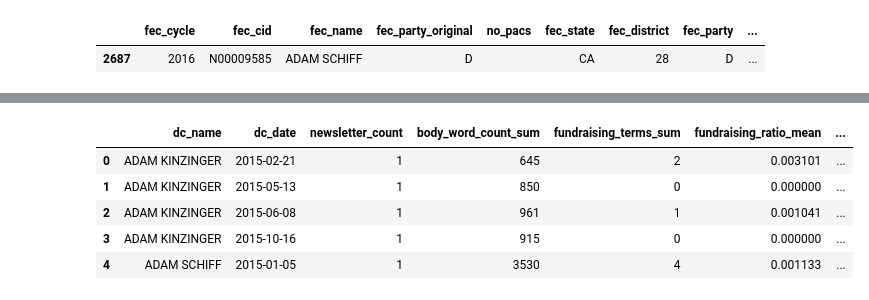
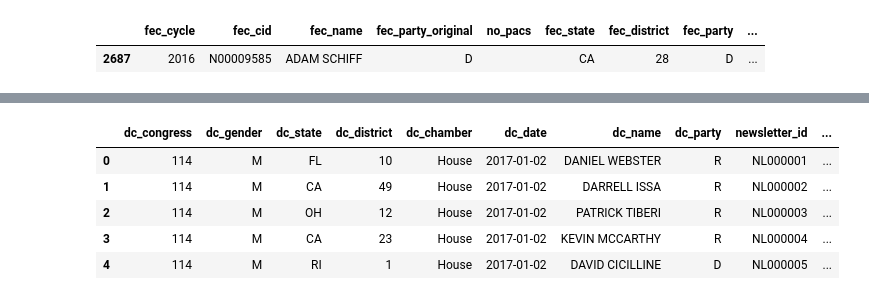
Before and after one commit to marobinette/cfd-project-ds1, a Jupyter notebook: notebooks/Matched_Politicians_Dataset_Creation.ipynb, the cells around one changed output, grey strips where cells are left out. Cells and saved outputs as stored; diff of their text form; code cells hidden in the pictures.

```diff
--- a/notebooks/Matched_Politicians_Dataset_Creation.ipynb
+++ b/notebooks/Matched_Politicians_Dataset_Creation.ipynb
@@ -421,31 +430,24 @@ dc_inbox_sum_df.head()
 # Join summarized FEC and DC Inbox into a new data frame (left join) by day & politician,
 # For use in computing rolling window contribution amount & count columns
 
-print(len(dc_inbox_sum_df))
+print(len(dcinbox_merged_df))
 print(len(cand_contribs_df))
 
 # Date field type corrections
-dc_inbox_sum_df['dc_date'] = pd.to_datetime(dc_inbox_sum_df['dc_date'])
+dcinbox_merged_df['dc_date'] = pd.to_datetime(dcinbox_merged_df['dc_date'])
 cand_contribs_df['contrib_date'] = pd.to_datetime(cand_contribs_df['contrib_date'])
 
 window_col_join_df = cand_contribs_df.merge(
 # joined_all_df = test_dcinbox_df.merge(
     # dc_inbox_sum_df,
-    dc_inbox_sum_df.drop(columns=["fec_cycle", "fec_name", "dc_party", "dc_chamber", "dc_district",
-                                  "dc_name", "newsletter_count", "body_word_count_sum",
+    dcinbox_merged_df.drop(columns=["fec_cycle", "fec_name", "dc_party", "dc_chamber", "dc_district",
+                                  "dc_name", "newsletter_count", "body_word_count",
                                   "dc_state", "dc_gender", "dc_congress"]),
     left_on = ['fec_cid', "contrib_date"],
     right_on = ['fec_cid', "dc_date"],
     how = 'left'
 )
 
-# Drop the columns we don't need
-# window_col_join_df = window_col_join_df.drop(columns=["dc_date"])
-
-# Fill missing counts and amounts with 0 for candidates with no contributions (per day)
-# dc_inbox_sum_df['contrib_count'] = dc_inbox_sum_df['body_word_count_sum'].fillna(0).astype(int)
-# window_col_join_df['dc_date'] = window_col_join_df['dc_date'].fillna(0)
-
 print(len(window_col_join_df))
 window_col_join_df.head()
 # dc_inbox_sum_df.info()
@@ -572,8 +584,8 @@ window_col_df.head()
 test_date = "2016-02-07"
 test_name = "SCHIFF"
 
-dc_inbox_sum_df['dc_date'] = pd.to_datetime(dc_inbox_sum_df['dc_date'])
-test_dcinbox_df = dc_inbox_sum_df[dc_inbox_sum_df["dc_date"] == test_date]
+dcinbox_merged_df['dc_date'] = pd.to_datetime(dcinbox_merged_df['dc_date'])
+test_dcinbox_df = dcinbox_merged_df[dcinbox_merged_df["dc_date"] == test_date]
 test_dcinbox_df = test_dcinbox_df[test_dcinbox_df["dc_name"].str.contains(test_name)]
 
 cand_contribs_df['contrib_date'] = pd.to_datetime(cand_contribs_df['contrib_date'])
@@ -590,19 +602,19 @@ test_fec_df.head()
 |  | fec_cycle | fec_cid | fec_name | fec_party_original | no_pacs | fec_state | fec_district | fec_party | ... |
 | 2687 | 2016 | N00009585 | ADAM SCHIFF | D |  | CA | 28 | D | ... |
 # %%
-# Join summarized DC Inbox and window-column FEC into a new data frame (left join) by day & politician
+# Join merged DC Inbox and window-column FEC into a new data frame (left join) by day & politician
 
 print("window_col_df: ", len(window_col_df))
-print("dc_inbox_sum_df: ", len(dc_inbox_sum_df))
+print("dc_inbox_sum_df: ", len(dcinbox_merged_df))
 
 # Use a small test set at first
 # dc_inbox_sum_df = dc_inbox_sum_df[dc_inbox_sum_df["dc_name"].str.contains("FINKENAUER")].copy()
 # dc_inbox_sum_df = dc_inbox_sum_df[dc_inbox_sum_df["dc_date"] >= "2020-01-30"].copy()
 
 # Merge by politician and date
-joined_all_df = dc_inbox_sum_df.merge(
+joined_all_df = dcinbox_merged_df.merge(
     window_col_df.drop(columns  =[
-        'fec_cycle', 'fec_name', 'fec_party', 'fec_state', 'fec_district', 'dc_date', 'fundraising_terms_sum', 'total_newsletters', 'fundraising_ratio_mean'
+        'fec_cycle', 'fec_name', 'fec_party', 'fec_state', 'fec_district', 'dc_date', 'fundraising_terms', 'total_newsletters', 'fundraising_ratio', 'newsletter_id'
     ]),
     left_on = ['fec_cid', 'dc_date'],
     right_on = ['fec_cid', 'contrib_date'],
@@ -616,14 +628,14 @@ print("joined_all_df: ", len(joined_all_df))
 # Add score columns for three pairs of count and amount columns
 # to get a score of how much better or worse a given day did than average
 # Pair 1: normalizing by whole-period average daily performance
-joined_all_df["avg_daily_fp_count_score"] = (
-    (joined_all_df["window_contrib_count"] / joined_all_df["window_days"]) /
-    joined_all_df["avg_daily_contrib_count"]
-)
-joined_all_df["avg_daily_fp_amount_score"] = (
-    (joined_all_df["window_contrib_amount"] / joined_all_df["window_days"]) /
-    joined_all_df["avg_daily_contrib_amount"]
-)
+# joined_all_df["avg_daily_fp_count_score"] = (
+#     (joined_all_df["window_contrib_count"] / joined_all_df["window_days"]) /
+#     joined_all_df["avg_daily_contrib_count"]
+# )
+# joined_all_df["avg_daily_fp_amount_score"] = (
+#     (joined_all_df["window_contrib_amount"] / joined_all_df["window_days"]) /
+#     joined_all_df["avg_daily_contrib_amount"]
+# )
 # Pair 2: normalizing by this month's average daily performance
 joined_all_df["month_daily_count_score"] = (
     (joined_all_df["window_contrib_count"] / joined_all_df["window_days"]) /
@@ -634,14 +646,14 @@ joined_all_df["month_daily_amount_score"] = (
     joined_all_df["avg_month_daily_contrib_amount"]
 )
 # Pair 3: normalizing by average daily performance to date (from beginning of the period)
-joined_all_df["avg_daily_td_count_score"] = (
-    (joined_all_df["window_contrib_count"] / joined_all_df["window_days"]) /
-    joined_all_df["avg_daily_contrib_count_td"]
-)
-joined_all_df["avg_daily_td_amount_score"] = (
-    (joined_all_df["window_contrib_amount"] / joined_all_df["window_days"]) /
-    joined_all_df["avg_daily_contrib_amount_td"]
-)
+# joined_all_df["avg_daily_td_count_score"] = (
+#     (joined_all_df["window_contrib_count"] / joined_all_df["window_days"]) /
+#     joined_all_df["avg_daily_contrib_count_td"]
+# )
+# joined_all_df["avg_daily_td_amount_score"] = (
+#     (joined_all_df["window_contrib_amount"] / joined_all_df["window_days"]) /
+#     joined_all_df["avg_daily_contrib_amount_td"]
+# )
 
 # Fill missing values for quantitative columns & format them
 num_cols_int = [
@@ -650,11 +662,11 @@ num_cols_int = [
 ]
 num_cols_float = [
     "contrib_amount", "avg_daily_contrib_amount", "window_contrib_amount",
-    "avg_daily_fp_count_score", "avg_daily_fp_amount_score",
+#     "avg_daily_fp_count_score", "avg_daily_fp_amount_score",
     "month_daily_count_score", "month_daily_amount_score",
-    "avg_daily_td_count_score", "avg_daily_td_amount_score",
-    "avg_month_daily_contrib_amount",
-    "avg_daily_contrib_count_td", "avg_daily_contrib_amount_td"
+#     "avg_daily_td_count_score", "avg_daily_td_amount_score",
+    "avg_month_daily_contrib_amount"
+  #   "avg_daily_contrib_count_td", "avg_daily_contrib_amount_td"
 ]
 
 # Fill NAs
@@ -675,6 +687,6 @@ joined_all_df:  20164
-|  | dc_name | dc_date | newsletter_count | body_word_count_sum | fundraising_terms_sum | fundraising_ratio_mean | ... |
-| 0 | ADAM KINZINGER | 2015-02-21 | 1 | 645 | 2 | 0.003101 | ... |
-| 1 | ADAM KINZINGER | 2015-05-13 | 1 | 850 | 0 | 0.000000 | ... |
-| 2 | ADAM KINZINGER | 2015-06-08 | 1 | 961 | 1 | 0.001041 | ... |
-| 3 | ADAM KINZINGER | 2015-10-16 | 1 | 915 | 0 | 0.000000 | ... |
-| 4 | ADAM SCHIFF | 2015-01-05 | 1 | 3530 | 4 | 0.001133 | ... |
+|  | dc_congress | dc_gender | dc_state | dc_district | dc_chamber | dc_date | dc_name | dc_party | newsletter_id | ... |
+| 0 | 114 | M | FL | 10 | House | 2017-01-02 | DANIEL WEBSTER | R | NL000001 | ... |
+| 1 | 114 | M | CA | 49 | House | 2017-01-02 | DARRELL ISSA | R | NL000002 | ... |
+| 2 | 114 | M | OH | 12 | House | 2017-01-02 | PATRICK TIBERI | R | NL000003 | ... |
+| 3 | 114 | M | CA | 23 | House | 2017-01-02 | KEVIN MCCARTHY | R | NL000004 | ... |
+| 4 | 114 | M | RI | 1 | House | 2017-01-02 | DAVID CICILLINE | D | NL000005 | ... |
```
Also changed, not shown: parts of 14 cells of this notebook, 3 other files.
